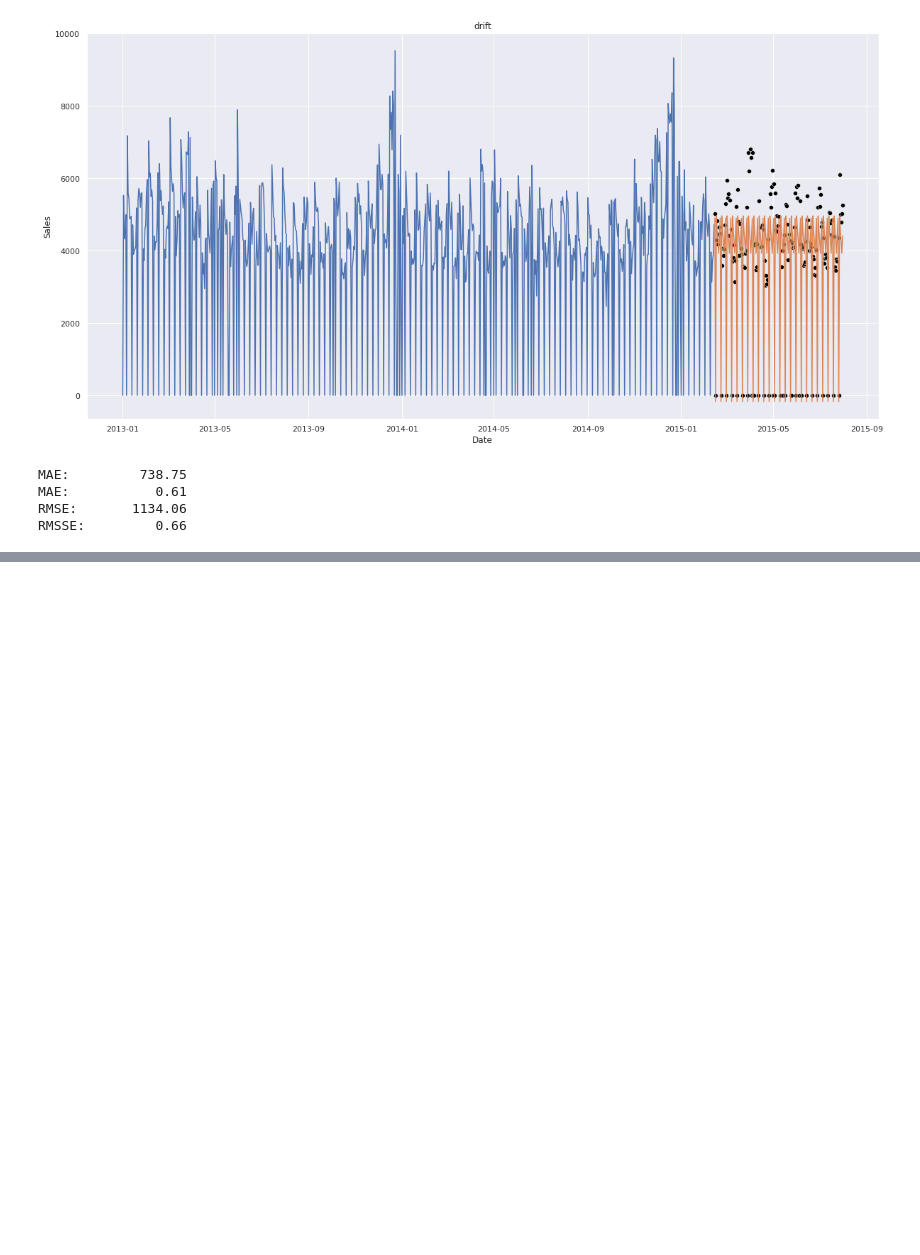
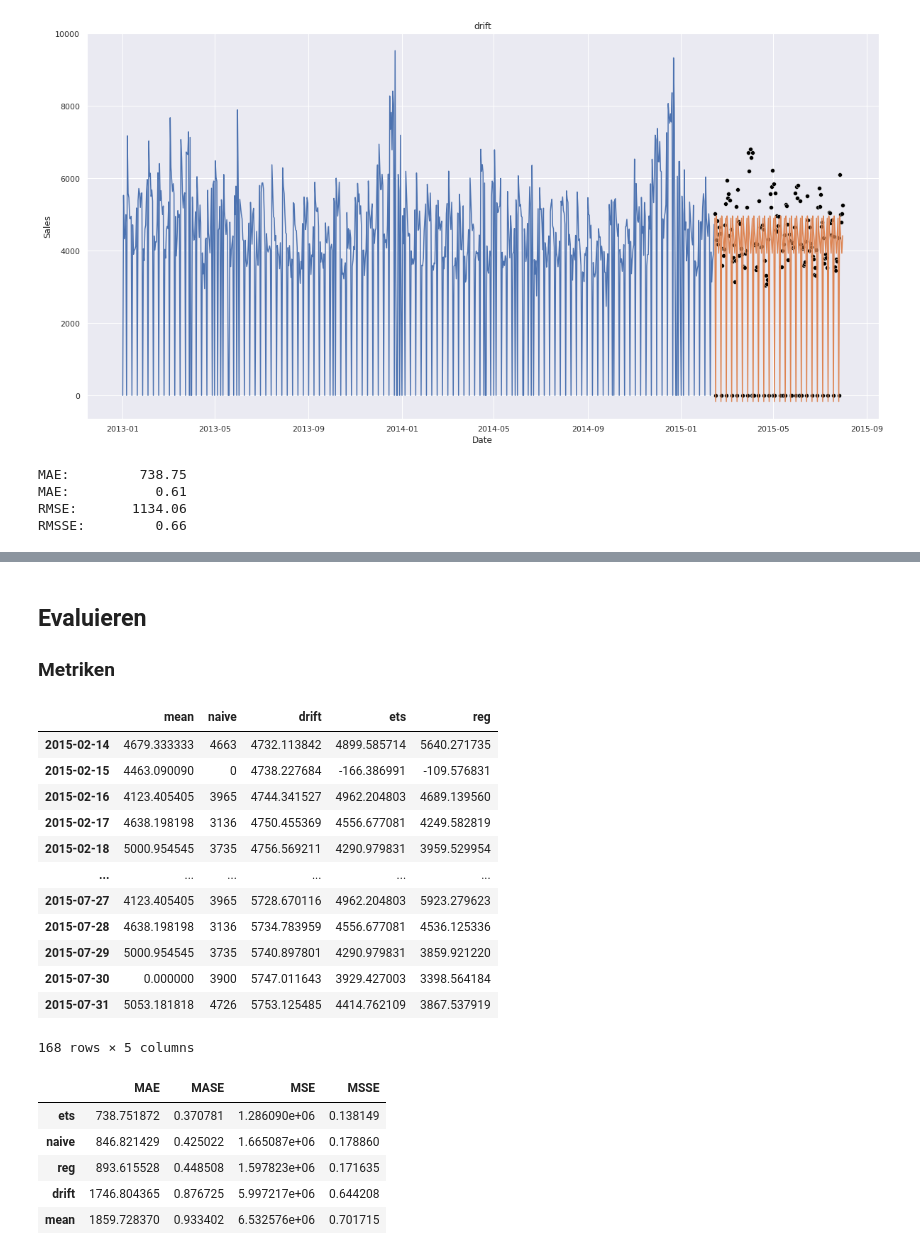
Before and after one commit to schemm/forecasting, a Jupyter notebook: RossmannStoreSales.ipynb, the cells around one changed output, grey strips where cells are left out. Saved outputs shown, nothing was run; the diff lists cells and outputs as text; code cells hidden in the pictures; blank space fills up the shorter version.

Commit message:
added metrics

```diff
--- a/RossmannStoreSales.ipynb
+++ b/RossmannStoreSales.ipynb
@@ -734,0 +354,60 @@ INFO:prophet:Disabling daily seasonality. Run prophet with daily_seasonality=Tru
+# %% [markdown]
+## Evaluieren
+### Metriken
+# %%
+from sktime.forecasting.naive import NaiveForecaster
+from sktime.forecasting.exp_smoothing import ExponentialSmoothing
+from sklearn.linear_model import LinearRegression
+from sktime.forecasting.compose import make_reduction
+from sktime.forecasting.base import ForecastingHorizon
+from sktime.forecasting.model_selection import temporal_train_test_split
+from sktime.performance_metrics.forecasting import mean_absolute_error as MAE
+from sktime.performance_metrics.forecasting import mean_absolute_scaled_error as MASE
+from sktime.performance_metrics.forecasting import mean_squared_error as MSE
+from sktime.performance_metrics.forecasting import mean_squared_scaled_error as MSSE
+
+data = demand[demand.Store == 1]
+train, test = temporal_train_test_split(data, test_size = 6*28)
+
+train.index.freq = 'D'
+test.index.freq = 'D'
+fh = ForecastingHorizon(test.index, is_relative = False)
+
+forecast = {}
+forecast['mean'] = NaiveForecaster(strategy = 'mean', sp = 7)
+forecast['naive'] = NaiveForecaster(strategy = 'last', sp = 7)
+forecast['drift'] = NaiveForecaster(strategy = 'drift')
+forecast['ets'] = ExponentialSmoothing(trend = None, seasonal = 'add', sp = 7)
+forecast['reg'] = make_reduction(LinearRegression(), window_length = 6*28, strategy = "recursive")
+
+prediction = pd.DataFrame()
+for model in ['mean', 'naive', 'drift', 'ets', 'reg']:
+        prediction[model] = forecast[model].fit(train['Sales']).predict(fh)
+display(prediction)
+
+metric_x_model = pd.DataFrame()
+metric_x_model['MAE'] = prediction.apply(MAE, axis = 0, y_pred = test['Sales'])
+metric_x_model['MASE'] = prediction.apply(MASE, axis = 0, y_pred = test['Sales'], y_train = train['Sales'])
+metric_x_model['MSE'] = prediction.apply(MSE, axis = 0, y_pred = test['Sales'])
+metric_x_model['MSSE'] = prediction.apply(MSSE, axis = 0, y_pred = test['Sales'], y_train = train['Sales'])
+display(metric_x_model.sort_values(by = 'MAE', ascending = True))
+# %% [output]
+|  | mean | naive | drift | ets | reg |
+| 2015-02-14 | 4679.333333 | 4663 | 4732.113842 | 4899.585714 | 5640.271735 |
+| 2015-02-15 | 4463.090090 | 0 | 4738.227684 | -166.386991 | -109.576831 |
+| 2015-02-16 | 4123.405405 | 3965 | 4744.341527 | 4962.204803 | 4689.139560 |
+| 2015-02-17 | 4638.198198 | 3136 | 4750.455369 | 4556.677081 | 4249.582819 |
+| 2015-02-18 | 5000.954545 | 3735 | 4756.569211 | 4290.979831 | 3959.529954 |
+| ... | ... | ... | ... | ... | ... |
+| 2015-07-27 | 4123.405405 | 3965 | 5728.670116 | 4962.204803 | 5923.279623 |
+| 2015-07-28 | 4638.198198 | 3136 | 5734.783959 | 4556.677081 | 4536.125336 |
+| 2015-07-29 | 5000.954545 | 3735 | 5740.897801 | 4290.979831 | 3859.921220 |
+| 2015-07-30 | 0.000000 | 3900 | 5747.011643 | 3929.427003 | 3398.564184 |
+| 2015-07-31 | 5053.181818 | 4726 | 5753.125485 | 4414.762109 | 3867.537919 |
+168 rows × 5 columns
+|  | MAE | MASE | MSE | MSSE |
+| ets | 738.751872 | 0.370781 | 1.286090e+06 | 0.138149 |
+| naive | 846.821429 | 0.425022 | 1.665087e+06 | 0.178860 |
+| reg | 893.615528 | 0.448508 | 1.597823e+06 | 0.171635 |
+| drift | 1746.804365 | 0.876725 | 5.997217e+06 | 0.644208 |
+| mean | 1859.728370 | 0.933402 | 6.532576e+06 | 0.701715 |
```
Also changed, not shown: parts of 19 cells of this notebook.
